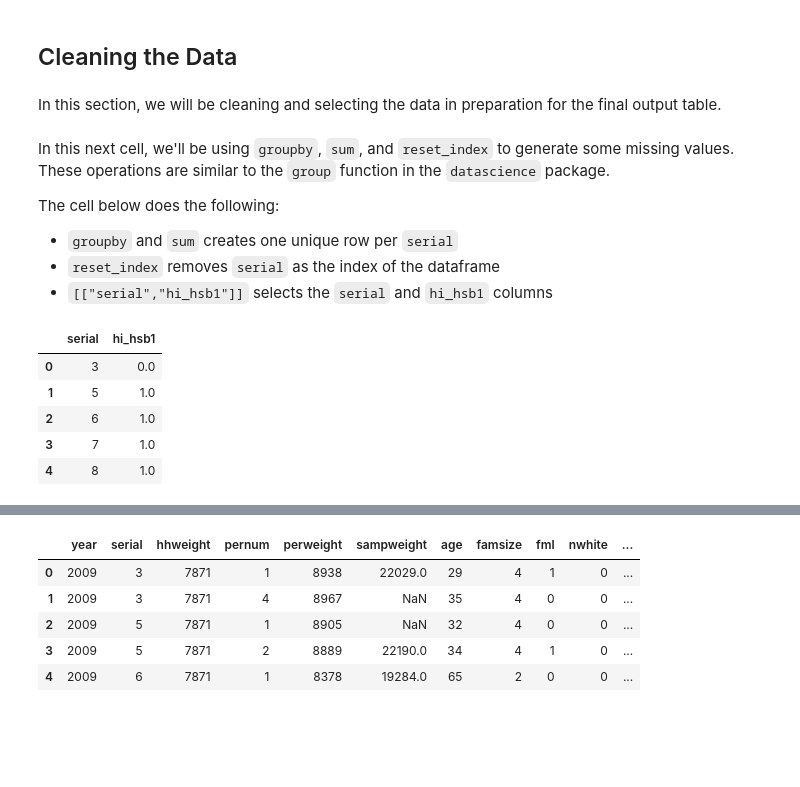
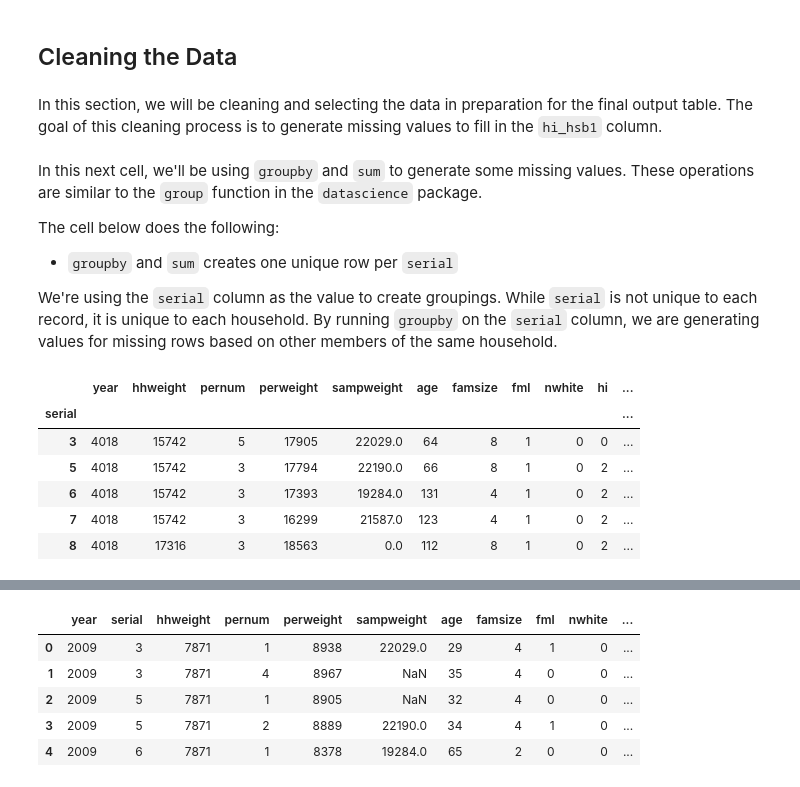
Before and after one commit to ds-modules/PS-88-21-DEV, a Jupyter notebook: lab/aaronfolder/masteringMetricsSF.ipynb, the cells around one changed output, grey strips where cells are left out. Saved outputs shown, nothing was run; the diff lists cells and outputs as text; code cells hidden in the pictures; blank space fills up the shorter version.

````diff
--- a/lab/aaronfolder/masteringMetricsSF.ipynb
+++ b/lab/aaronfolder/masteringMetricsSF.ipynb
@@ -23,14 +23,14 @@
 # %%
 # Run this cell to load our data
 #data_string = "NHIS_four_drop.csv"
-#df = ...
-#df
+#full_NHIS_data = ...
+#full_NHIS_data
 
 #####
 
 data_string = "NHIS_four_drop.csv"
-df = pd.read_csv(data_string)
-df
+full_NHIS_data = pd.read_csv(data_string)
+full_NHIS_data
 # %% [output]
 |  | year | serial | hhweight | pernum | perweight | sampweight | age | famsize | fml | nwhite | ... |
 | 0 | 2009 | 3 | 7871 | 1 | 8938 | 22029.0 | 29 | 4 | 1 | 0 | ... |
@@ -61,22 +61,23 @@
 # %% [markdown]
 ## Cleaning the Data
 # %% [markdown]
-In this section, we will be cleaning and selecting the data in preparation for the final output table.
+In this section, we will be cleaning and selecting the data in preparation for the final output table. The goal of this cleaning process is to generate missing values to fill in the ```hi_hsb1``` column.
 # %% [markdown]
-In this next cell, we'll be using ```groupby```, ```sum```, and ```reset_index``` to generate some missing values. These operations are similar to the ```group``` function in the ```datascience``` package.
+In this next cell, we'll be using ```groupby``` and ```sum``` to generate some missing values. These operations are similar to the ```group``` function in the ```datascience``` package.
 
 The cell below does the following:
 * ```groupby``` and ```sum``` creates one unique row per ```serial```
-* ```reset_index``` removes ```serial``` as the index of the dataframe
-* ```[["serial","hi_hsb1"]]``` selects the ```serial``` and ```hi_hsb1``` columns
+
+We're using the ```serial``` column as the value to create groupings. While ```serial``` is not unique to each record, it is unique to each household. By running ```groupby``` on the ```serial``` column, we are generating values for missing rows based on other members of the same household.
 # %%
 # Run this cell to begin the cleaning process
-df2=df.groupby("serial").sum().reset_index()[["serial","hi_hsb1"]]
-df2.head()
+grouped_NHIS = full_NHIS_data.groupby("serial").sum()
+grouped_NHIS.head()
 # %% [output]
-|  | serial | hi_hsb1 |
-| 0 | 3 | 0.0 |
-| 1 | 5 | 1.0 |
-| 2 | 6 | 1.0 |
-| 3 | 7 | 1.0 |
-| 4 | 8 | 1.0 |
+|  | year | hhweight | pernum | perweight | sampweight | age | famsize | fml | nwhite | hi | ... |
+| serial |  |  |  |  |  |  |  |  |  |  | ... |
+| 3 | 4018 | 15742 | 5 | 17905 | 22029.0 | 64 | 8 | 1 | 0 | 0 | ... |
+| 5 | 4018 | 15742 | 3 | 17794 | 22190.0 | 66 | 8 | 1 | 0 | 2 | ... |
+| 6 | 4018 | 15742 | 3 | 17393 | 19284.0 | 131 | 4 | 1 | 0 | 2 | ... |
+| 7 | 4018 | 15742 | 3 | 16299 | 21587.0 | 123 | 4 | 1 | 0 | 2 | ... |
+| 8 | 4018 | 17316 | 3 | 18563 | 0.0 | 112 | 8 | 1 | 0 | 2 | ... |
````
Also changed, not shown: parts of 90 cells of this notebook.
